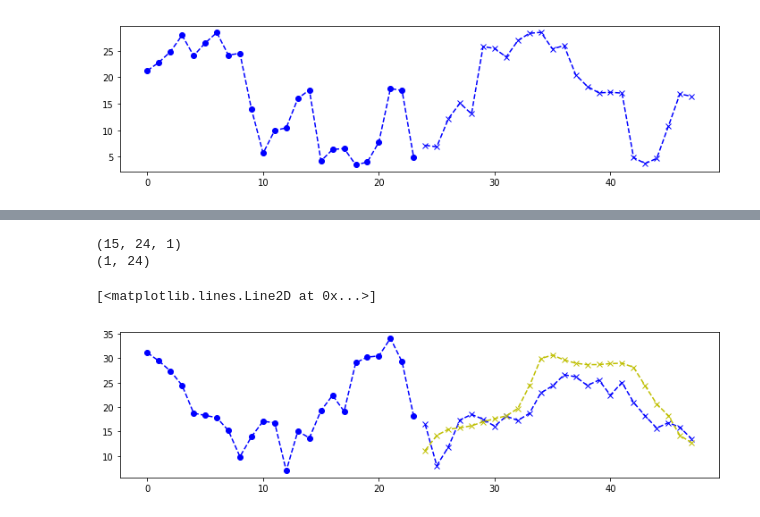
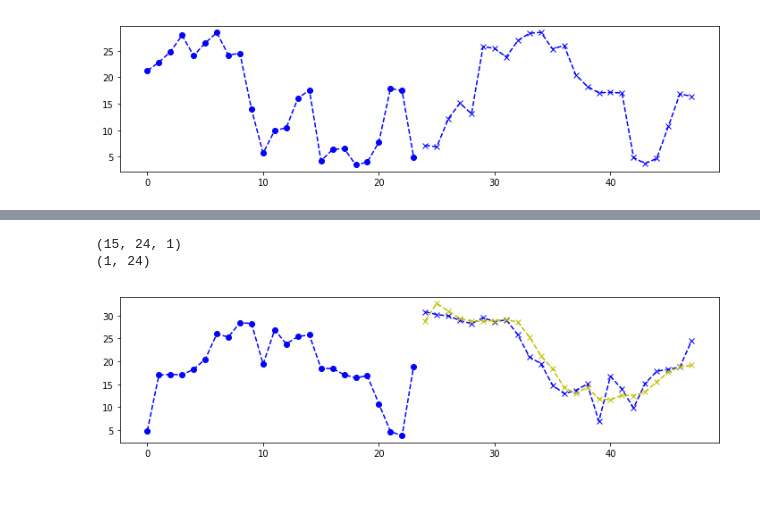
Before and after one commit to patricwan/machinelearningstepping, a Jupyter notebook: 14.timeseries/seq2seq/DCTrafficPrediction.ipynb, the cells around one changed output, grey strips where cells are left out. Cells and saved outputs as stored; diff of their text form; code cells hidden in the pictures.

```diff
--- a/14.timeseries/seq2seq/DCTrafficPrediction.ipynb
+++ b/14.timeseries/seq2seq/DCTrafficPrediction.ipynb
@@ -434,23 +434,25 @@ seq2Seq.train(next(generateBatch))
 # %%
 xTest, yTest = next(generateBatch)
 print(xTest.shape)
 
-testIndex = 7
+testIndex = 0
 yPredict = seq2Seq.predict(xTest[testIndex])
 print(yPredict.shape)
 
 past = xTest[testIndex,:,:]
 expected = yTest[testIndex,:,:]
 
 future =  yPredict[0,:]
 
 plt.figure(figsize=(12, 3))
 
 plt.plot(range(len(past)), past, "o--b", label="Seen (past) values")
 plt.plot(range(len(past), len(expected)+len(past)), expected, "x--b", label="True future values")
 plt.plot(range(len(past), len(future)+len(past)), future, "x--y", label="Predicted future values")
+
+np.savetxt('./realvalues.csv',np.concatenate((past, expected), axis=0),delimiter=',')
+np.savetxt('./predictedvalues.csv',future,delimiter=',')
 # %% [output]
 (15, 24, 1)
 (1, 24)
-[<matplotlib.lines.Line2D at 0x...>]
-[figure, old version]
+[figure, new version]
```
Also changed, not shown: parts of 1 cell of this notebook, 2 other files.
